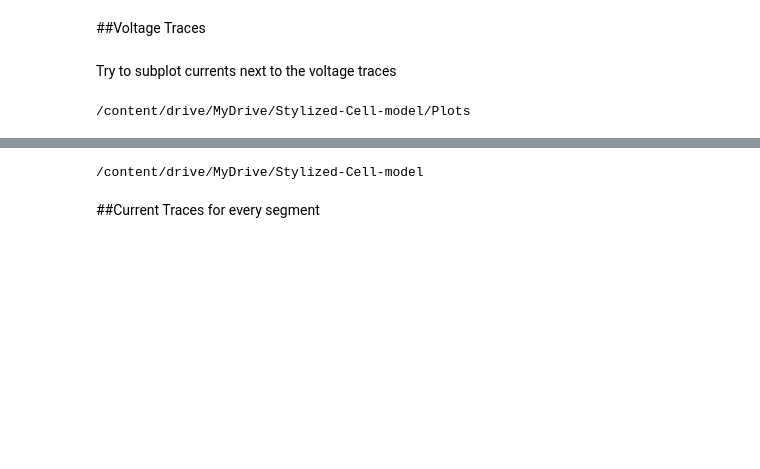
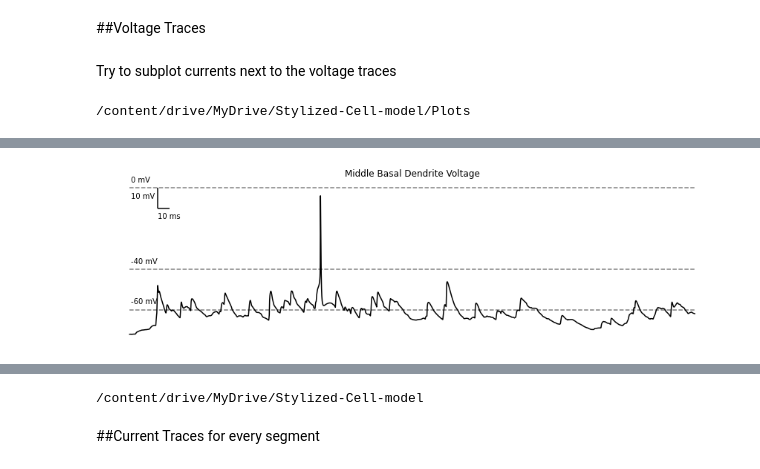
Before and after one commit to davidfague/Stylized-ReducedOrder-L5-Model, a Jupyter notebook: SROL5.ipynb, the cells around one changed output, grey strips where cells are left out. Cells and saved outputs as stored; diff of their text form; code cells hidden in the pictures; blank space fills up the shorter version.

```diff
--- a/SROL5.ipynb
+++ b/SROL5.ipynb
@@ -2300,5 +2262,7 @@ plot_voltage_trace(segment=dist_tuft_seg,color='m',title='Distal Tuft Dendrite V
 # %%
-# plot_voltage_trace(segment=mid_basal_seg,color='black',title='Middle Basal Dendrite Voltage',savename='Middle_Basal_Voltage.png')
+plot_voltage_trace(segment=mid_basal_seg,color='black',title='Middle Basal Dendrite Voltage',savename='Middle_Basal_Voltage.png')
+# %% [output]
+[figure, added]
 # %%
 plot_voltage_trace(segment=dist_basal_seg,color='g',title='Distal Basal Dendrite Voltage',savename='Distal_Basal_Voltage.png')
 # %% [output]
```
Also changed, not shown: parts of 19 cells of this notebook.
